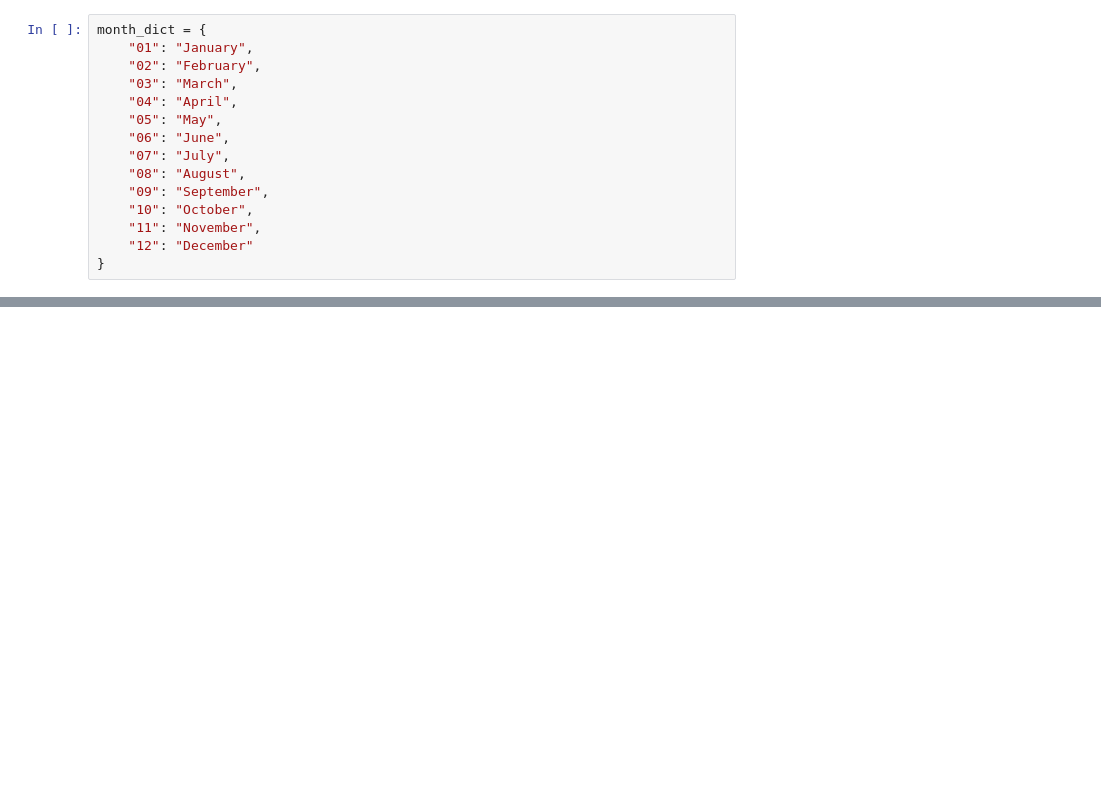
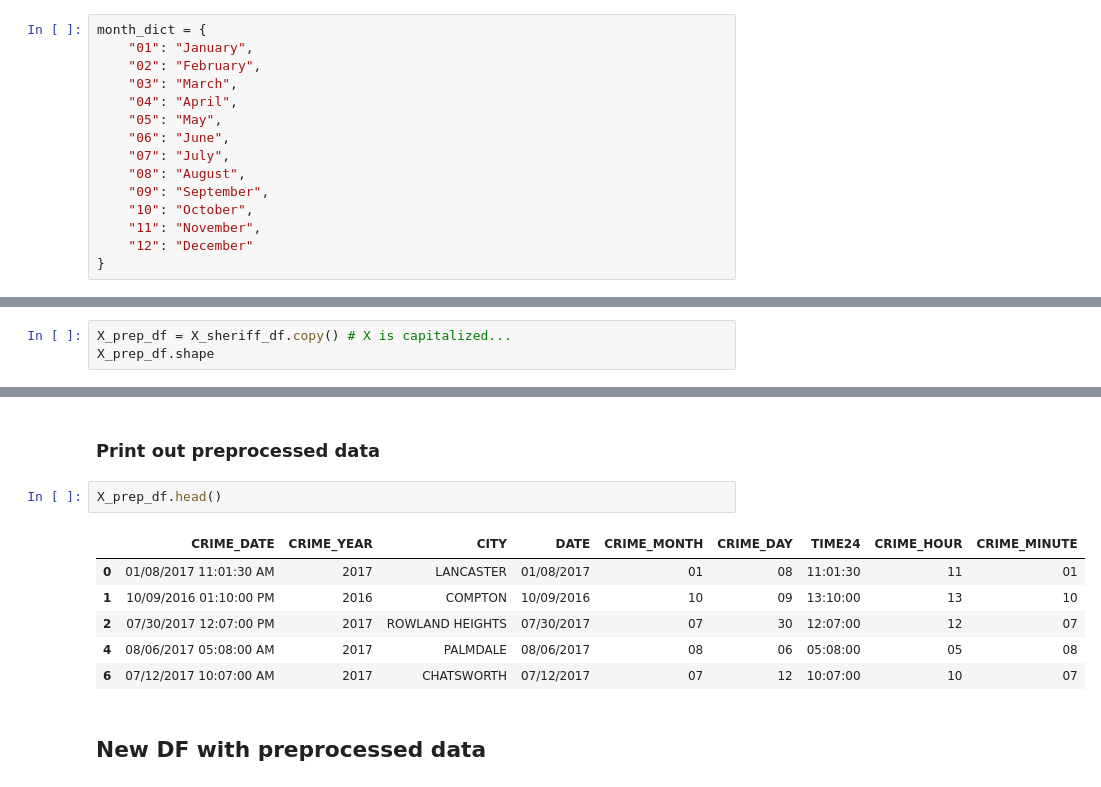
Before and after one commit to dannypadilla/la-sheriff-crimes, a Jupyter notebook: sheriff-crime-data.ipynb, the cells around one changed output, grey strips where cells are left out. Drawn from its saved outputs; the diff is of its cells as text; blank space fills up the shorter version.

Commit message:
clean up preprocess

```diff
--- a/sheriff-crime-data.ipynb
+++ b/sheriff-crime-data.ipynb
@@ -244,0 +154,3 @@ X_crime_feature_cols_mod = ['CRIME_DATE', 'CRIME_YEAR', 'CRIME_CATEGORY_NUMBER',
+# %%
+X_prep_df = X_sheriff_df.copy() # X is capitalized...
+X_prep_df.shape
@@ -244,0 +234,13 @@ X_crime_feature_cols_mod = ['CRIME_DATE', 'CRIME_YEAR', 'CRIME_CATEGORY_NUMBER',
+# %% [markdown]
+### Print out preprocessed data
+# %%
+X_prep_df.head()
+# %% [output]
+|  | CRIME_DATE | CRIME_YEAR | CITY | DATE | CRIME_MONTH | CRIME_DAY | TIME24 | CRIME_HOUR | CRIME_MINUTE |
+| 0 | 01/08/2017 11:01:30 AM | 2017 | LANCASTER | 01/08/2017 | 01 | 08 | 11:01:30 | 11 | 01 |
+| 1 | 10/09/2016 01:10:00 PM | 2016 | COMPTON | 10/09/2016 | 10 | 09 | 13:10:00 | 13 | 10 |
+| 2 | 07/30/2017 12:07:00 PM | 2017 | ROWLAND HEIGHTS | 07/30/2017 | 07 | 30 | 12:07:00 | 12 | 07 |
+| 4 | 08/06/2017 05:08:00 AM | 2017 | PALMDALE | 08/06/2017 | 08 | 06 | 05:08:00 | 05 | 08 |
+| 6 | 07/12/2017 10:07:00 AM | 2017 | CHATSWORTH | 07/12/2017 | 07 | 12 | 10:07:00 | 10 | 07 |
+# %% [markdown]
+## New DF with preprocessed data
```
Also changed, not shown: parts of 41 cells of this notebook.
